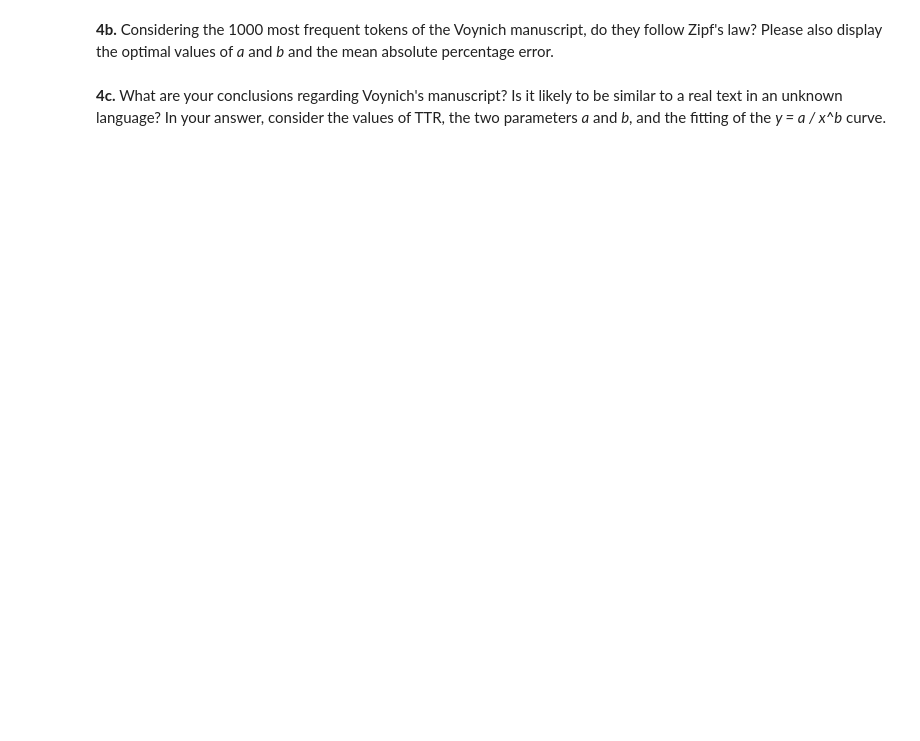
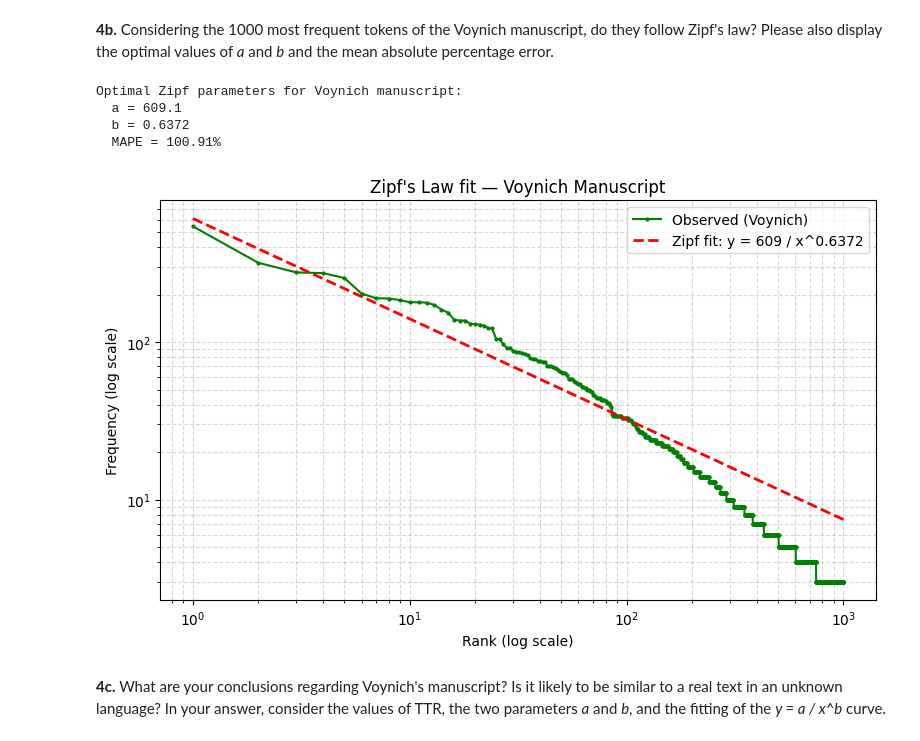
Before and after one commit to pdsalus/AdvNLP_projects, a Jupyter notebook: Lab_1/MSE_AdvNLP_Lab1_student.ipynb, the cells around one changed output. Cells and saved outputs as stored; diff of their text form; code cells hidden in the pictures; blank space fills up the shorter version.

```diff
--- a/Lab_1/MSE_AdvNLP_Lab1_student.ipynb
+++ b/Lab_1/MSE_AdvNLP_Lab1_student.ipynb
@@ -463,2 +501,41 @@ The [Voynich manuscript](https://en.wikipedia.org/wiki/Voynich_manuscript) is an
+# %%
+# Please write your Python code in this cell and execute it.
+
+voynich_fdist = nltk.FreqDist(voynich_tokens)
+
+n_top = min(1000, len(set(voynich_tokens)))
+voynich_top = voynich_fdist.most_common(n_top)
+v_ranks = np.arange(1, len(voynich_top) + 1)
+v_freqs = np.array([f for _, f in voynich_top])
+
+popt_v, _ = curve_fit(zipf_model, v_ranks, v_freqs, p0=[2000, 1.0], maxfev=10000)
+a_v, b_v = popt_v
+v_freqs_pred = zipf_model(v_ranks, a_v, b_v)
+mape_v = np.mean(np.abs((v_freqs - v_freqs_pred) / v_freqs)) * 100
+
+print(f'Optimal Zipf parameters for Voynich manuscript:')
+print(f'  a = {a_v:,.1f}')
+print(f'  b = {b_v:.4f}')
+print(f'  MAPE = {mape_v:.2f}%')
+
+plt.figure(figsize=(8, 5))
+plt.plot(v_ranks, v_freqs, 'g-o', markersize=2, label='Observed (Voynich)')
+plt.plot(v_ranks, v_freqs_pred, 'r--', linewidth=2,
+         label=f'Zipf fit: y = {a_v:.0f} / x^{b_v:.4f}')
+plt.xscale('log')
+plt.yscale('log')
+plt.xlabel('Rank (log scale)')
+plt.ylabel('Frequency (log scale)')
+plt.title("Zipf's Law fit — Voynich Manuscript")
+plt.legend()
+plt.grid(True, which='both', linestyle='--', alpha=0.5)
+plt.tight_layout()
+plt.show()
+# %% [output]
+Optimal Zipf parameters for Voynich manuscript:
+  a = 609.1
+  b = 0.6372
+  MAPE = 100.91%
+[figure, added]
 # %% [markdown]
 **4c.** What are your conclusions regarding Voynich's manuscript?  Is it likely to be similar to a real text in an unknown language?  In your answer, consider the values of TTR, the two parameters *a* and *b*, and the fitting of the *y = a / x^b* curve.
```
Also changed, not shown: parts of 5 cells of this notebook.
